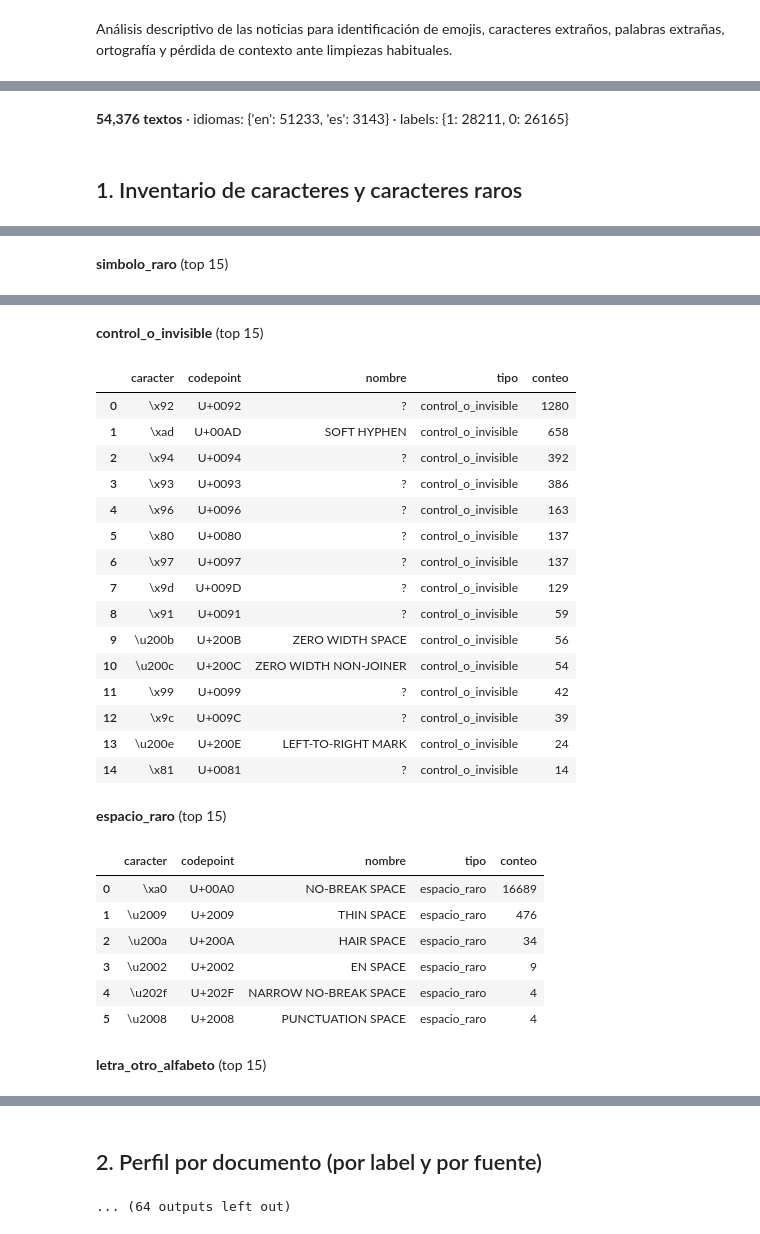
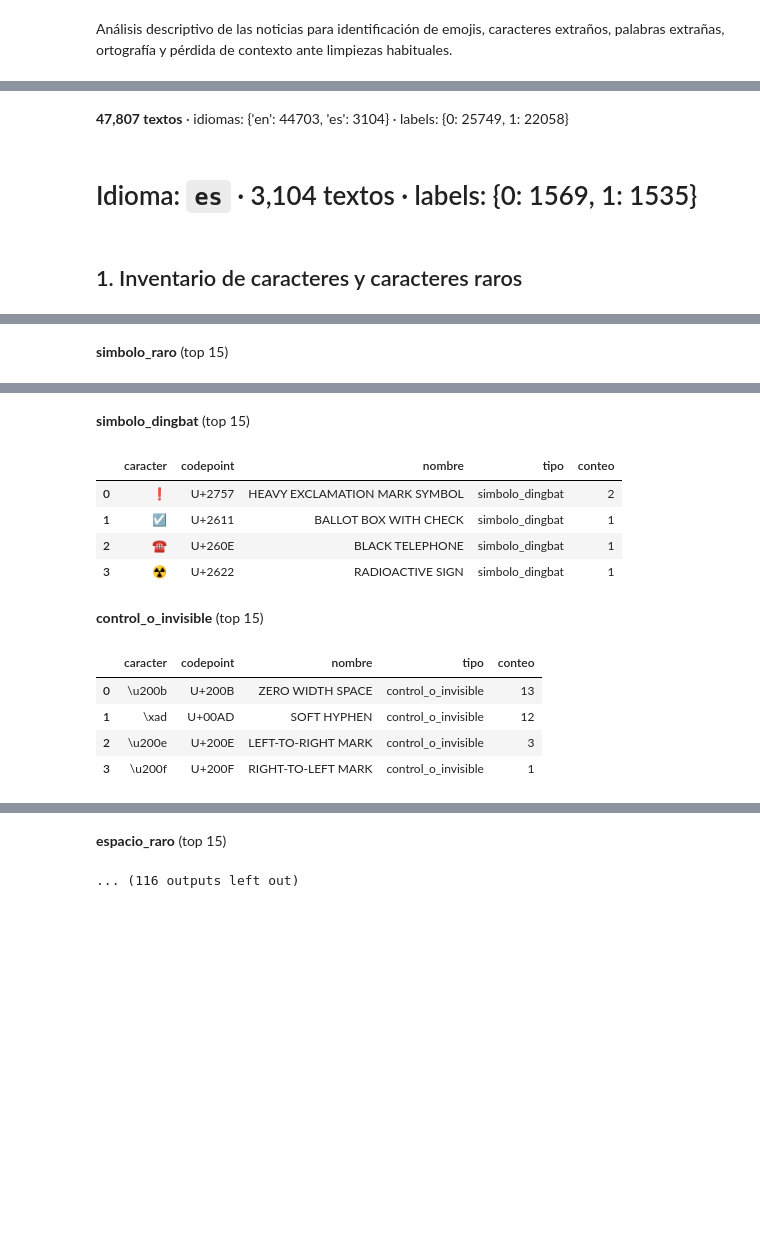
Before and after one commit to kataleyva/proyecto-final-APPR, a Jupyter notebook: notebooks/analisis_descriptivo.ipynb, the cells around one changed output, grey strips where cells are left out. Cells and saved outputs as stored; diff of their text form; code cells hidden in the pictures; blank space fills up the shorter version.

Commit message:
fix: Corrección de lectura de caracteres y división de análisis de texto por idioma

```diff
--- a/notebooks/analisis_descriptivo.ipynb
+++ b/notebooks/analisis_descriptivo.ipynb
@@ -32,7 +32,7 @@ def seccion_caracteres(df):
     titulo("1. Inventario de caracteres y caracteres raros")
     inventario = Inventario_Caracteres(df["texto"])
     display(inventario.resumen_por_tipo())
-    for tipo in ["simbolo_raro", "control_o_invisible", "espacio_raro", "letra_otro_alfabeto"]:
+    for tipo in ["mojibake_c1", "simbolo_raro", "simbolo_dingbat", "control_o_invisible", "espacio_raro", "letra_otro_alfabeto"]:
         tabla = inventario.por_tipo(tipo, top=15)
         if not tabla.empty:
             display(Markdown(f"**{tipo}** (top 15)"))
@@ -73,7 +73,7 @@ def seccion_detonantes(df):
         "Si `pct_fuente` es alto (≈100), la palabra delata la *fuente*, no el contenido: **riesgo de fuga**."))
     analizador = Analizador_Detonantes(min_df=20)
     resultados = {}
-    for idioma in idiomas:
+    for idioma in df["idioma"].unique():
         hacia_1, hacia_0 = analizador.ajustar(df, idioma, top=20)
         resultados[idioma] = (hacia_1, hacia_0)
         display(Markdown(f"### Idioma `{idioma}` — hacia label 1"))
@@ -85,13 +85,13 @@ def seccion_detonantes(df):
 
 def seccion_contexto(df, resultados):
     titulo("6. Contexto: ¿cómo se usan los detonantes y qué perdería una limpieza?")
-    for idioma in idiomas:
+    for idioma in resultados:
         hacia_1, hacia_0 = resultados[idioma]
         for palabra in list(hacia_1["palabra"].head(3)) + list(hacia_0["palabra"].head(3)):
             display(Markdown(f"**[{idioma}] `{palabra}`**"))
             for fragmento in palabra_en_contexto(df.loc[df["idioma"] == idioma, "texto"], palabra, n=3):
                 print("  -", fragmento)
-    display(Markdown("### Impacto de limpiezas típicas (muestra de 5.000 textos)"))
+    display(Markdown("### Impacto de limpiezas típicas (muestra de 2.500 textos)"))
     display(Analizador_Impacto_Limpieza(df).ejecutar())
 
 
@@ -100,7 +100,7 @@ def seccion_ortografia(df):
     analizador = AnalizadorOrtografia(muestra_por_idioma=5000)
     if not analizador.tiene_corrector:
         display(Markdown("> `pyspellchecker` no está instalado: se usa el método de respaldo (hapax)."))
-    for idioma in idiomas:
+    for idioma in df["idioma"].unique():
         stats, tabla = analizador.analizar(df, idioma)
         display(Markdown(f"**{idioma}**: {stats}"))
         display(tabla.T)
@@ -121,17 +121,22 @@ def graficar(perfil):
 # %%
 
 def main():
-    df = Carga_Corpus(ruta_datos).cargar()
+    carga = Carga_Corpus(ruta_datos)
+    df = carga.cargar()
+    display(carga.reporte)
     display(Markdown(f"**{len(df):,} textos** · idiomas: {df['idioma'].value_counts().to_dict()} "
                      f"· labels: {df['label'].value_counts().to_dict()}"))
-    inventario = seccion_caracteres(df)
-    perfil = seccion_perfil(df, inventario)
-    seccion_emojis(df)
-    seccion_palabras_raras(df)
-    resultados = seccion_detonantes(df)
-    seccion_contexto(df, resultados)
-    seccion_ortografia(df)
-    graficar(perfil)
+    for idioma in ["es", "en"]:                      # español primero: es el del modelo A
+        d = df[df["idioma"] == idioma].reset_index(drop=True)
+        display(Markdown(f"# Idioma: `{idioma}` · {len(d):,} textos · labels: {d['label'].value_counts().to_dict()}"))
+        inventario = seccion_caracteres(d)
+        perfil = seccion_perfil(d, inventario)
+        seccion_emojis(d)
+        seccion_palabras_raras(d)
+        resultados = seccion_detonantes(d)
+        seccion_contexto(d, resultados)
+        seccion_ortografia(d)
+        graficar(perfil)
 
 main()
 # %% [output]
@@ -138,4 +148,5 @@ main()
-**54,376 textos** · idiomas: {'en': 51233, 'es': 3143} · labels: {1: 28211, 0: 26165}
+**47,807 textos** · idiomas: {'en': 44703, 'es': 3104} · labels: {0: 25749, 1: 22058}
-## 1. Inventario de caracteres y caracteres raros
+# Idioma: `es` · 3,104 textos · labels: {0: 1569, 1: 1535}
+## 1. Inventario de caracteres y caracteres raros
 |  | distintos | total | pct_total |
 | tipo |  |  |  |
@@ -154,2 +166,2 @@ main()
-**simbolo_raro** (top 15)
+**simbolo_raro** (top 15)
 |  | caracter | codepoint | nombre | tipo | conteo |
@@ -171,26 +183,12 @@ main()
-**control_o_invisible** (top 15)
+**simbolo_dingbat** (top 15)
 |  | caracter | codepoint | nombre | tipo | conteo |
-| 0 | \x92 | U+0092 | ? | control_o_invisible | 1280 |
-| 1 | \xad | U+00AD | SOFT HYPHEN | control_o_invisible | 658 |
-| 2 | \x94 | U+0094 | ? | control_o_invisible | 392 |
-| 3 | \x93 | U+0093 | ? | control_o_invisible | 386 |
-| 4 | \x96 | U+0096 | ? | control_o_invisible | 163 |
-| 5 | \x80 | U+0080 | ? | control_o_invisible | 137 |
-| 6 | \x97 | U+0097 | ? | control_o_invisible | 137 |
-| 7 | \x9d | U+009D | ? | control_o_invisible | 129 |
-| 8 | \x91 | U+0091 | ? | control_o_invisible | 59 |
-| 9 | \u200b | U+200B | ZERO WIDTH SPACE | control_o_invisible | 56 |
-| 10 | \u200c | U+200C | ZERO WIDTH NON-JOINER | control_o_invisible | 54 |
-| 11 | \x99 | U+0099 | ? | control_o_invisible | 42 |
-| 12 | \x9c | U+009C | ? | control_o_invisible | 39 |
-| 13 | \u200e | U+200E | LEFT-TO-RIGHT MARK | control_o_invisible | 24 |
-| 14 | \x81 | U+0081 | ? | control_o_invisible | 14 |
+| 0 | ❗ | U+2757 | HEAVY EXCLAMATION MARK SYMBOL | simbolo_dingbat | 2 |
+| 1 | ☑ | U+2611 | BALLOT BOX WITH CHECK | simbolo_dingbat | 1 |
+| 2 | ☎ | U+260E | BLACK TELEPHONE | simbolo_dingbat | 1 |
+| 3 | ☢ | U+2622 | RADIOACTIVE SIGN | simbolo_dingbat | 1 |
-**espacio_raro** (top 15)
+**control_o_invisible** (top 15)
 |  | caracter | codepoint | nombre | tipo | conteo |
-| 0 | \xa0 | U+00A0 | NO-BREAK SPACE | espacio_raro | 16689 |
-| 1 | \u2009 | U+2009 | THIN SPACE | espacio_raro | 476 |
-| 2 | \u200a | U+200A | HAIR SPACE | espacio_raro | 34 |
-| 3 | \u2002 | U+2002 | EN SPACE | espacio_raro | 9 |
-| 4 | \u202f | U+202F | NARROW NO-BREAK SPACE | espacio_raro | 4 |
-| 5 | \u2008 | U+2008 | PUNCTUATION SPACE | espacio_raro | 4 |
+| 0 | \u200b | U+200B | ZERO WIDTH SPACE | control_o_invisible | 13 |
+| 1 | \xad | U+00AD | SOFT HYPHEN | control_o_invisible | 12 |
+| 2 | \u200e | U+200E | LEFT-TO-RIGHT MARK | control_o_invisible | 3 |
+| 3 | \u200f | U+200F | RIGHT-TO-LEFT MARK | control_o_invisible | 1 |
-**letra_otro_alfabeto** (top 15)
@@ -213,2 +195,2 @@ main()
-## 2. Perfil por documento (por label y por fuente)
+**espacio_raro** (top 15)
-... (64 outputs left out)
+... (116 outputs left out)
```
Also changed, not shown: parts of 1 cell of this notebook, 2 other files.
